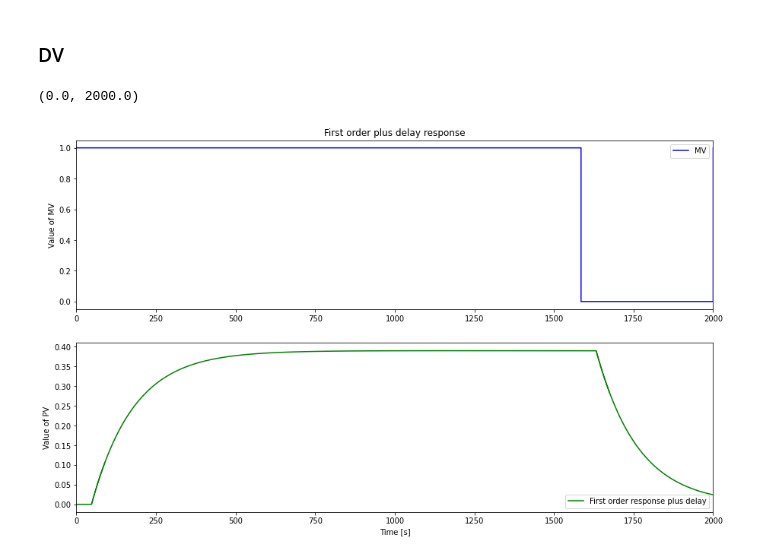
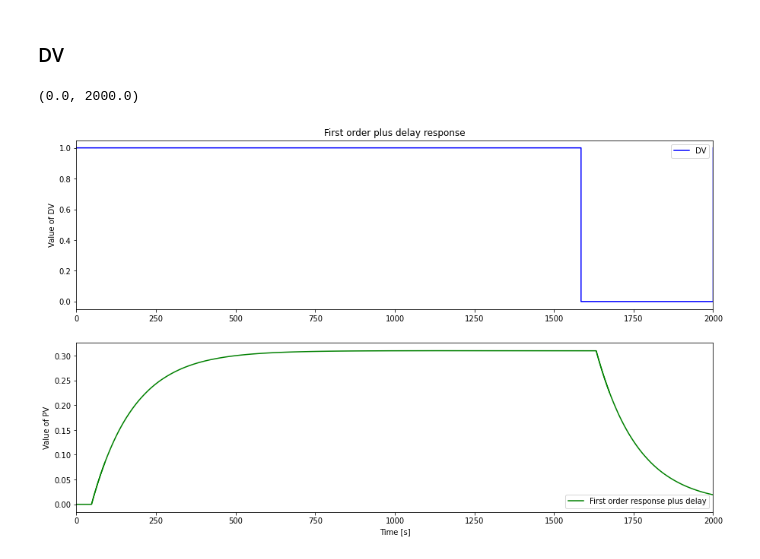
Before and after one commit to FlorianLebecque/Control_theory_software, a Jupyter notebook: dynamique_of_system.ipynb, the cells around one changed output. Saved outputs shown, nothing was run; the diff lists cells and outputs as text; code cells hidden in the pictures.

```diff
--- a/dynamique_of_system.ipynb
+++ b/dynamique_of_system.ipynb
@@ -71,40 +71,40 @@ plt.xlim([0, TSim])
 TSim = 2000
 Ts = 0.1
 N = int(TSim/Ts) + 1
 
-# Path for MV
-MVPath = {0: 1, 1585: 0, TSim: 1}
+# Path for DV
+DVPath = {0: 1, 1585: 0, TSim: 1}
 
 t = []
-MV = []
+DV = []
 
 # Parameters
-Kp = 0.39
+Kp = 0.31
 T = 5.5 * (114.73 - 90.75)
 theta = (2.8 * 90.75) - (1.8 * 114.73)
 
-# MV is created from MVPath
+# DV is created from DVPath
 for i in range(0,N):
     t.append(i*Ts)
-    SelectPath_RT(MVPath,t,MV)
+    SelectPath_RT(DVPath,t,DV)
 
-PV = FOPDT(MV,Kp,T,theta,Ts)
+PV = FOPDT(DV,Kp,T,theta,Ts)
 
 plt.figure(figsize = (15,9))
 
 plt.subplot(2,1,1)
-plt.step(t,MV,'b-',label='MV',where='post')
-plt.ylabel('Value of MV')
+plt.step(t,MV,'b-',label='DV',where='post')
+plt.ylabel('Value of DV')
 plt.title('First order plus delay response')
 plt.legend(loc='best')
 plt.xlim([0, TSim])
 
 plt.subplot(2,1,2)
 plt.step(t,PV,'g-',label='First order response plus delay',where='post')
 plt.ylabel('Value of PV')
 plt.xlabel('Time [s]')
 plt.legend(loc='best')
 plt.xlim([0, TSim])
 # %% [output]
 (0.0, 2000.0)
-[figure, old version]
+[figure, new version]
```
Also changed, not shown: parts of 2 cells of this notebook, 1 other file.
